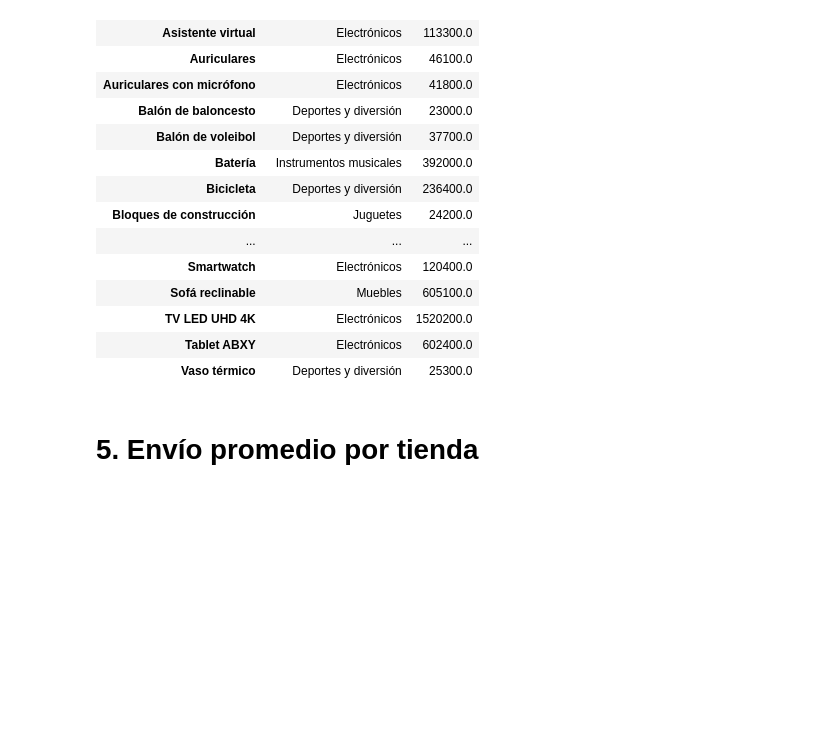
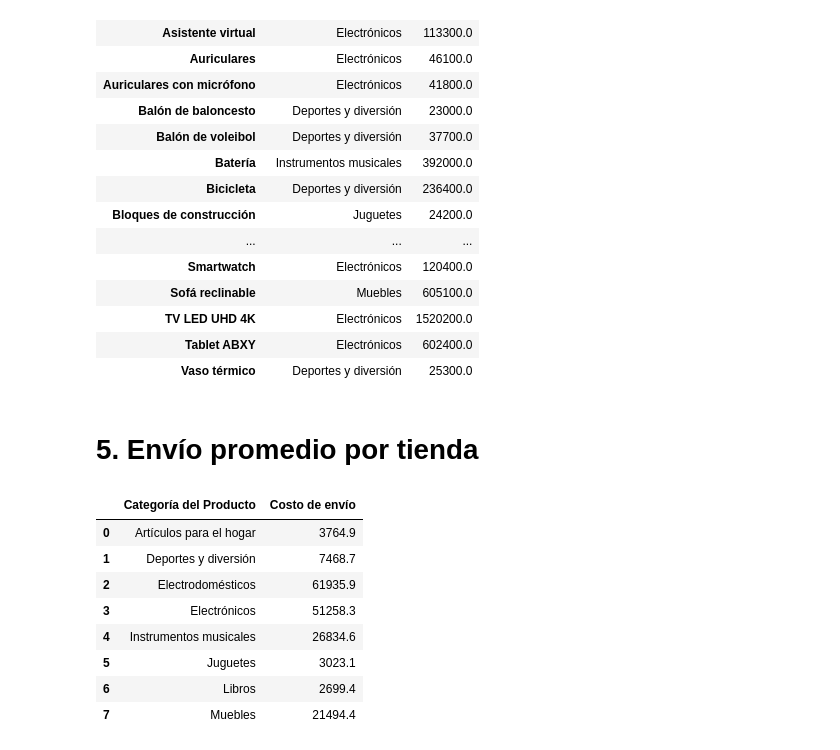
Before and after one commit to Marlucben/challengeAluraDataSciecie1, a Jupyter notebook: AluraStoreLatam.ipynb, the cells around one changed output. Saved outputs shown, nothing was run; the diff lists cells and outputs as text; code cells hidden in the pictures; blank space fills up the shorter version.

```diff
--- a/AluraStoreLatam.ipynb
+++ b/AluraStoreLatam.ipynb
@@ -157,3 +157,19 @@ minimasPorProductos(tienda)
 | Vaso térmico | Deportes y diversión | 25300.0 |
 # %% [markdown]
 # 5. Envío promedio por tienda
+# %%
+def calificacionPromedio(df):
+  df = df.copy()
+  df = df.groupby(['Categoría del Producto'])[['Costo de envío']].mean().reset_index().round(1)
+  return df
+calificacionPromedio(tienda)
+# %% [output]
+|  | Categoría del Producto | Costo de envío |
+| 0 | Artículos para el hogar | 3764.9 |
+| 1 | Deportes y diversión | 7468.7 |
+| 2 | Electrodomésticos | 61935.9 |
+| 3 | Electrónicos | 51258.3 |
+| 4 | Instrumentos musicales | 26834.6 |
+| 5 | Juguetes | 3023.1 |
+| 6 | Libros | 2699.4 |
+| 7 | Muebles | 21494.4 |
```
Also changed, not shown: parts of 1 cell of this notebook.
